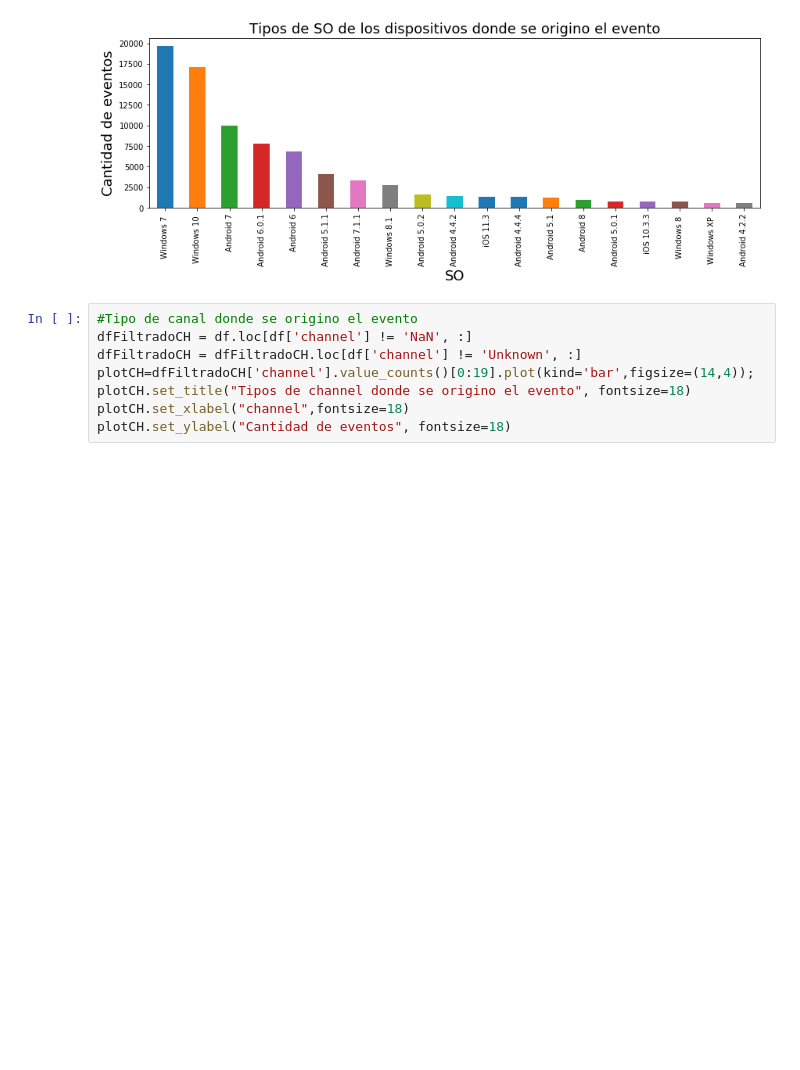
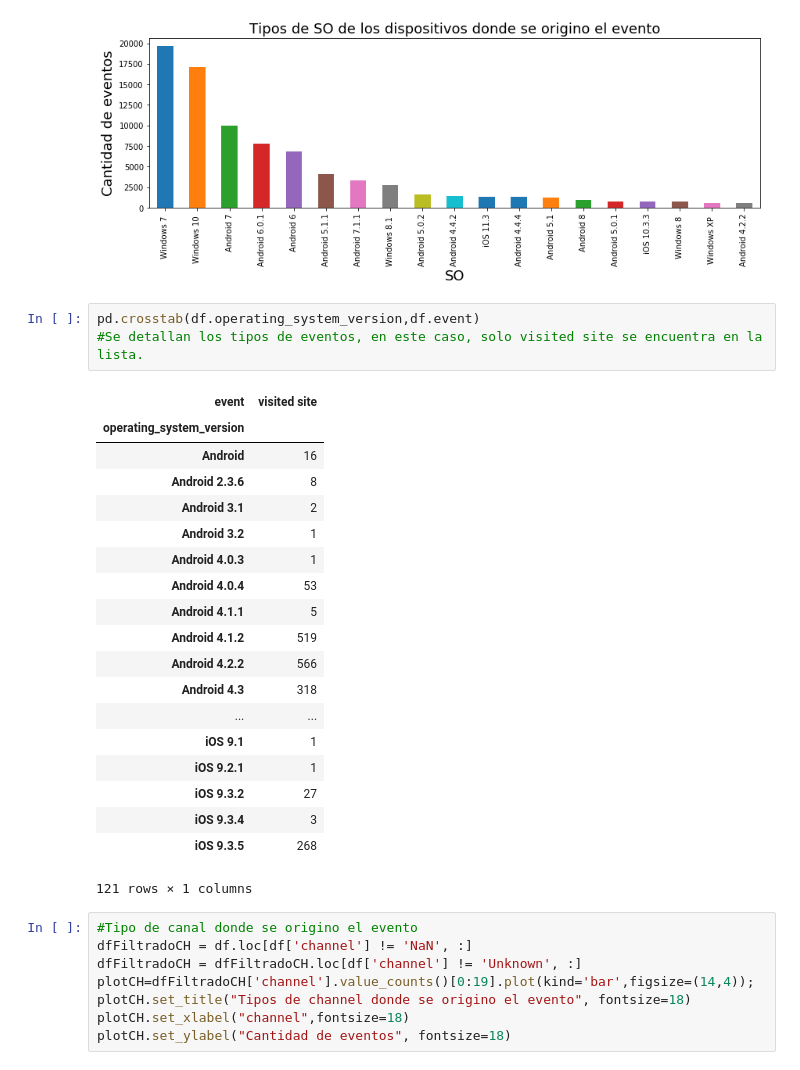
Before and after one commit to MartinCohen98/OrganizacionDeDatosTP1, a Jupyter notebook: AnalisisExploratorioTrocafoneBarbara.ipynb, the cells around one changed output. Saved outputs shown, nothing was run; the diff lists cells and outputs as text; blank space fills up the shorter version.

```diff
--- a/AnalisisExploratorioTrocafoneBarbara.ipynb
+++ b/AnalisisExploratorioTrocafoneBarbara.ipynb
@@ -252,6 +284,29 @@ plotCELSO.set_ylabel("Cantidad de eventos", fontsize=18)
 # %% [output]
 Text(0,0.5,'Cantidad de eventos')
 [figure]
+# %%
+pd.crosstab(df.operating_system_version,df.event)
+#Se detallan los tipos de eventos, en este caso, solo visited site se encuentra en la lista.
+# %% [output]
+| event | visited site |
+| operating_system_version |  |
+| Android | 16 |
+| Android 2.3.6 | 8 |
+| Android 3.1 | 2 |
+| Android 3.2 | 1 |
+| Android 4.0.3 | 1 |
+| Android 4.0.4 | 53 |
+| Android 4.1.1 | 5 |
+| Android 4.1.2 | 519 |
+| Android 4.2.2 | 566 |
+| Android 4.3 | 318 |
+| ... | ... |
+| iOS 9.1 | 1 |
+| iOS 9.2.1 | 1 |
+| iOS 9.3.2 | 27 |
+| iOS 9.3.4 | 3 |
+| iOS 9.3.5 | 268 |
+121 rows × 1 columns
 # %%
 #Tipo de canal donde se origino el evento
 dfFiltradoCH = df.loc[df['channel'] != 'NaN', :]
```
Also changed, not shown: parts of 9 cells of this notebook.
